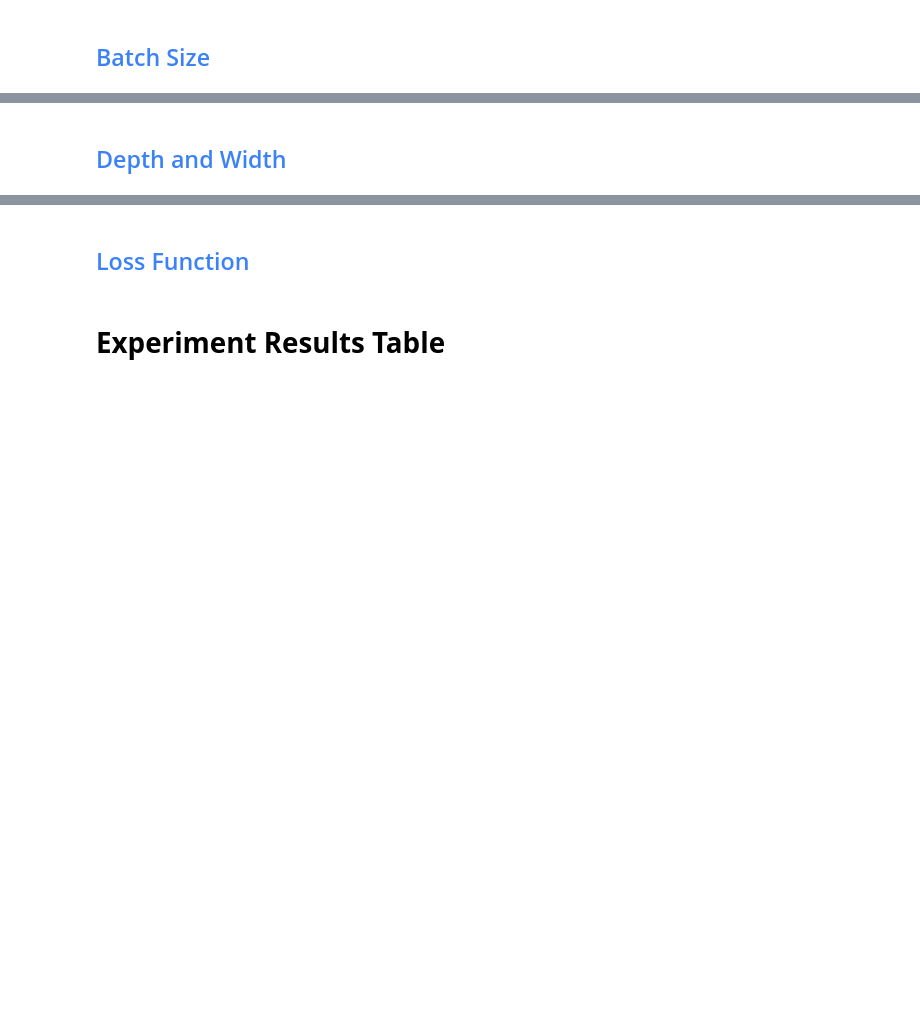
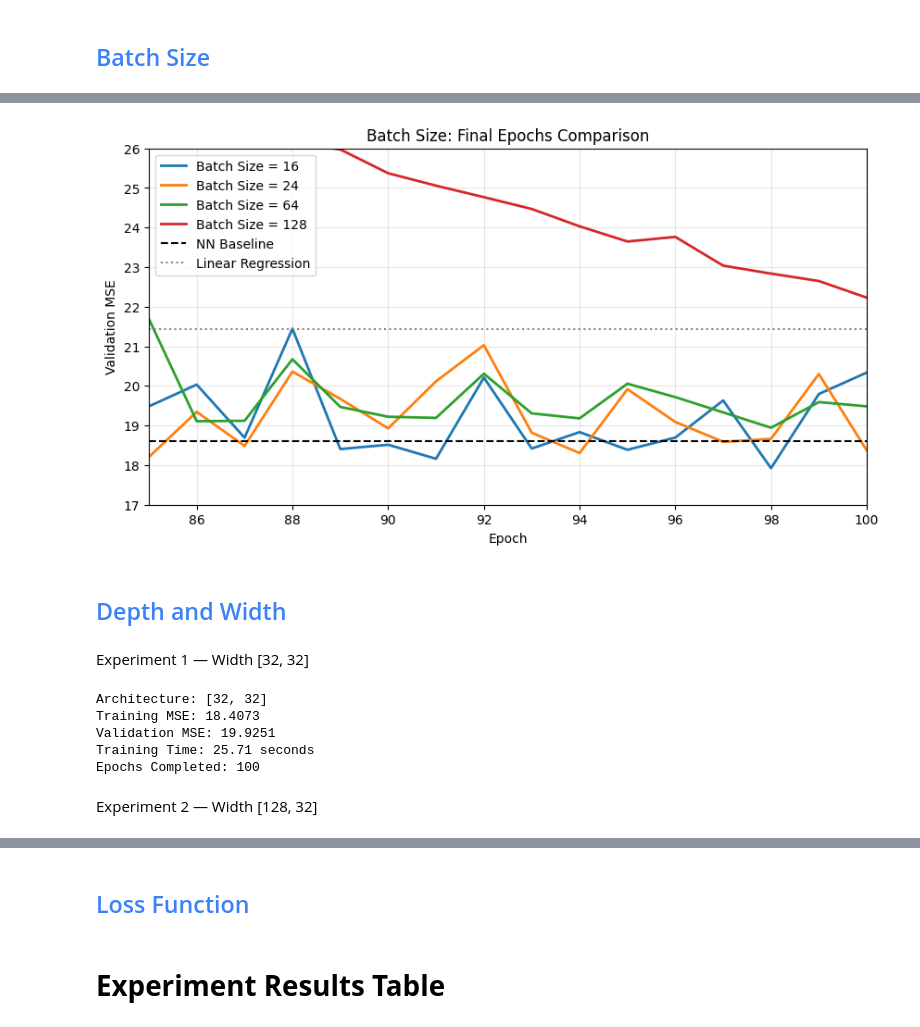
Before and after one commit to DOHA-BASEM3/DS330-Deep-Learning-Project, a Jupyter notebook: DOHA.ipynb, the cells around one changed output, grey strips where cells are left out. Cells and saved outputs as stored; diff of their text form; code cells hidden in the pictures; blank space fills up the shorter version.

```diff
--- a/DOHA.ipynb
+++ b/DOHA.ipynb
@@ -636,7 +665,7 @@ for r in lr_results:
     )
 
     plt.axhline(
-        y=val_mse,
+        y=linear_val_mse,
         color="green",
         linestyle="--",
         label="Linear Regression Validation MSE"
@@ -1226,0 +1077,12 @@ print("\n========== Verification Completed ==========")
+# %%
+
+
+result = run_batch_size_experiment(256)
+
+batch_results.append(result)
+
+print("Batch Size:", result["Batch Size"])
+print(f"Training MSE: {result['Train MSE']:.4f}")
+print(f"Validation MSE: {result['Val MSE']:.4f}")
+print(f"Training Time: {result['Time (s)']:.2f} seconds")
+print("Epochs Completed:", result["Epochs Completed"])
@@ -1227,2 +1234,51 @@ print("\n========== Verification Completed ==========")
+# %%
+import matplotlib.pyplot as plt
+
+plt.figure(figsize=(10, 5))
+
+# Compare batch sizes with closer final results
+for bs in [16, 24, 64, 128]:
+
+    result = batch_lookup[bs]
+
+    epochs = range(1, len(result["Val Losses"]) + 1)
+
+    plt.plot(
+        epochs,
+        result["Val Losses"],
+        label=f"Batch Size = {bs}",
+        linewidth=2
+    )
+
+# Neural Network baseline
+plt.axhline(
+    nn_val_mse,
+    color="black",
+    linestyle="--",
+    label="NN Baseline"
+)
+
+# Linear Regression reference
+plt.axhline(
+    linear_val_mse,
+    color="gray",
+    linestyle=":",
+    label="Linear Regression"
+)
+
+# Zoom into the final epochs
+plt.xlim(85, 100)
+plt.ylim(17, 26)
+
+plt.xlabel("Epoch")
+plt.ylabel("Validation MSE")
+plt.title("Batch Size: Final Epochs Comparison")
+
+plt.legend()
+plt.grid(True, alpha=0.3)
+
+plt.show()
+# %% [output]
+[figure, added]
 # %% [markdown]
 ## <font color="#3B82F6">Depth and Width</font>
@@ -1228,0 +1396,14 @@ print("\n========== Verification Completed ==========")
+# %% [markdown]
+Experiment 1 — Width [32, 32]
+# %%
+# Depth & Width Experiment 1
+
+run_and_save_architecture("Experiment 1", [32, 32])
+# %% [output]
+Architecture: [32, 32]
+Training MSE: 18.4073
+Validation MSE: 19.9251
+Training Time: 25.71 seconds
+Epochs Completed: 100
+# %% [markdown]
+Experiment 2 — Width [128, 32]
```
Also changed, not shown: parts of 61 cells of this notebook.
